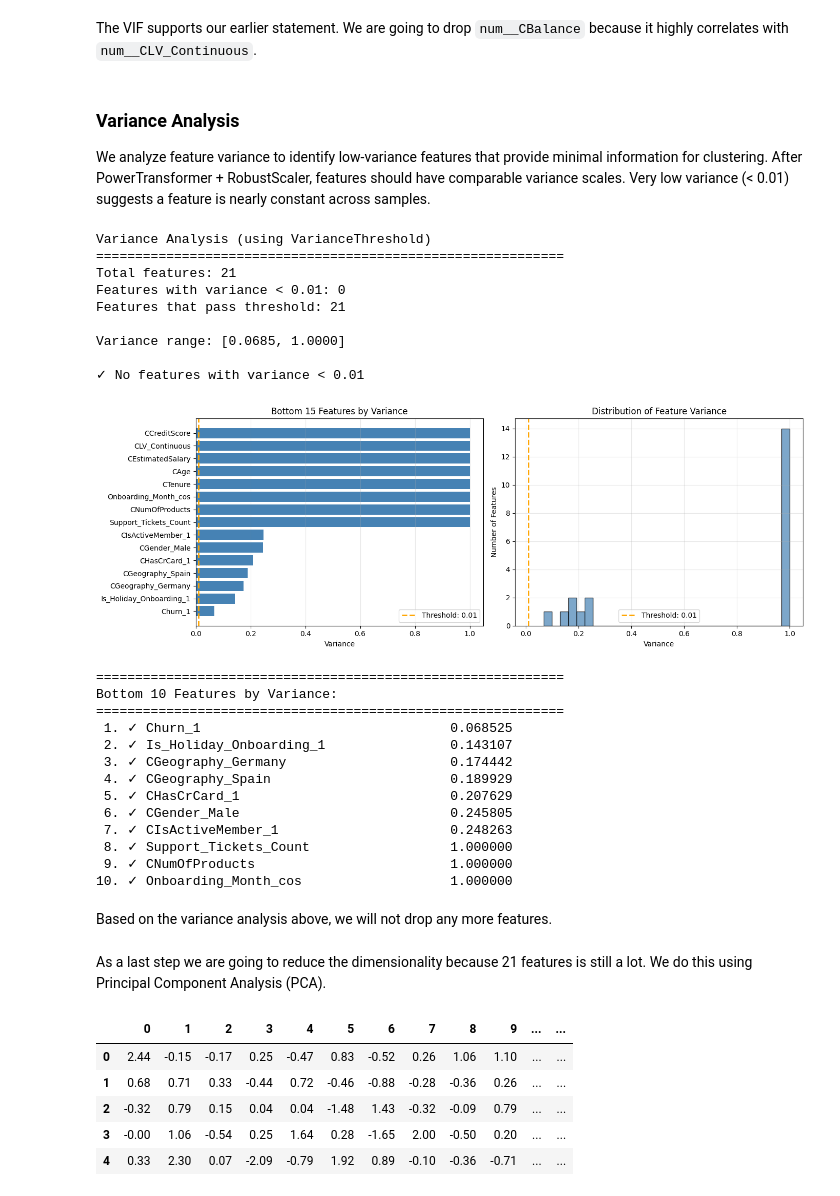
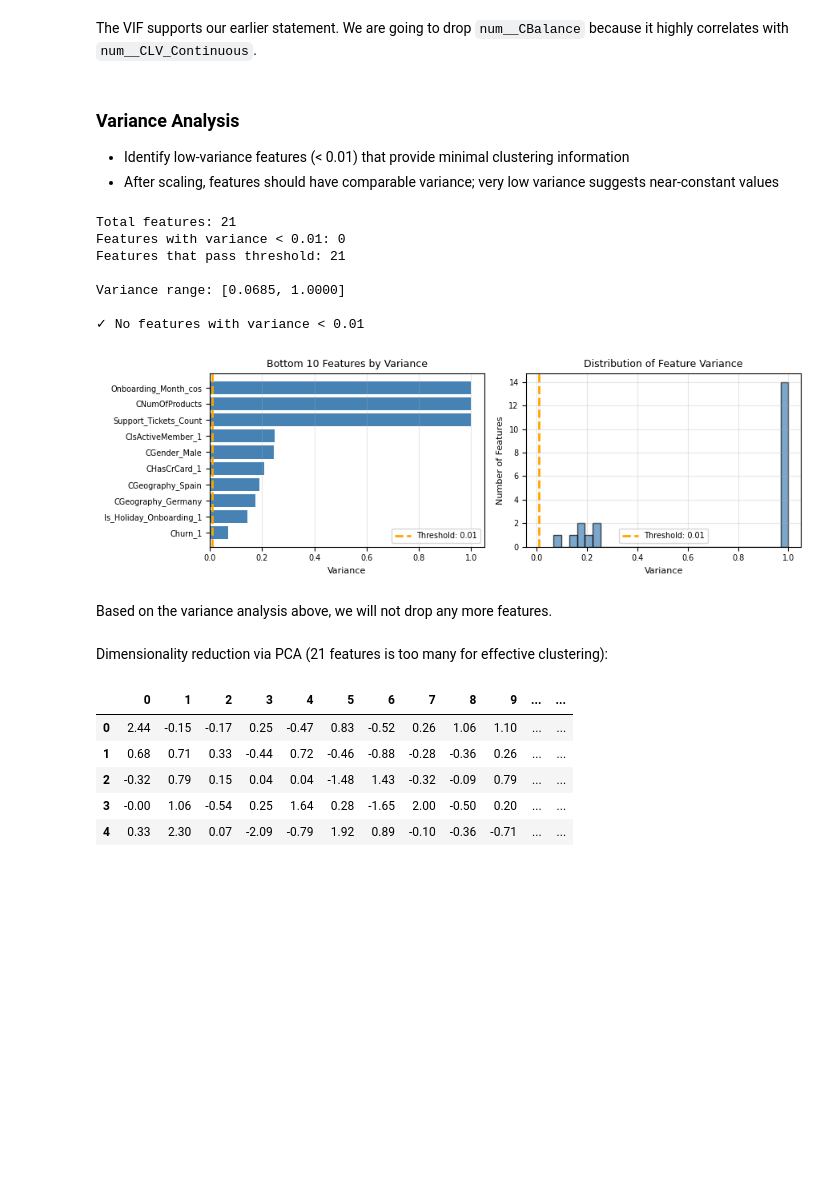
Before and after one commit to nncsimo/DSML2526, a Jupyter notebook: Abgabe/Assignment_03_3214721.ipynb, the cells around one changed output. Cells and saved outputs as stored; diff of their text form; code cells hidden in the pictures; blank space fills up the shorter version.

```diff
--- a/Abgabe/Assignment_03_3214721.ipynb
+++ b/Abgabe/Assignment_03_3214721.ipynb
@@ -439,10 +406,9 @@ FinTech_clustering = FinTech_clustering.drop(columns=['num__CBalance'])
 model_features.remove('num__CBalance')
 # %% [markdown]
 ### Variance Analysis
-
-We analyze feature variance to identify low-variance features that provide minimal information for clustering. After PowerTransformer + RobustScaler, features should have comparable variance scales. Very low variance (< 0.01) suggests a feature is nearly constant across samples.
+- Identify low-variance features (< 0.01) that provide minimal clustering information
+- After scaling, features should have comparable variance; very low variance suggests near-constant values
 # %%
-
 # Apply VarianceThreshold to identify low-variance features
 # Using threshold=0.01 (features with variance < 0.01 will be flagged)
 selector = VarianceThreshold(threshold=0.01)
@@ -456,8 +422,6 @@ feature_variances = pd.DataFrame({
 }).sort_values('variance')
 
 # Summary
-print("Variance Analysis (using VarianceThreshold)")
-print("=" * 60)
 print(f"Total features: {len(model_features)}")
 print(f"Features with variance < 0.01: {(~selector.get_support()).sum()}")
 print(f"Features that pass threshold: {selector.get_support().sum()}")
@@ -469,73 +433,51 @@ if len(low_var_features) > 0:
     print(f"\nLow-variance features (< 0.01):")
     for _, row in low_var_features.iterrows():
         clean_name = row['feature'].replace('num__', '').replace('cat__', '')
         print(f"  - {clean_name}: {row['variance']:.6f}")
 else:
     print("\n✓ No features with variance < 0.01")
 
 # Visualize variance distribution
-fig, axes = plt.subplots(1, 2, figsize=(14, 5))
+fig, axes = plt.subplots(1, 2, figsize=(9, 3))
 
-# Plot 1: Bar chart (bottom 15 features)
-plot_data = feature_variances.head(15)
+# Plot 1: Bar chart (bottom 10 features)
+plot_data = feature_variances.head(10)
 colors = ['red' if not sel else 'steelblue' for sel in plot_data['selected']]
 axes[0].barh(range(len(plot_data)), plot_data['variance'], color=colors)
 axes[0].set_yticks(range(len(plot_data)))
-axes[0].set_yticklabels([f.replace('num__', '').replace('cat__', '') for f in plot_data['feature']])
-axes[0].set_xlabel('Variance')
-axes[0].set_title('Bottom 15 Features by Variance')
+axes[0].set_yticklabels([f.replace('num__', '').replace('cat__', '') for f in plot_data['feature']], fontsize=7)
+axes[0].set_xlabel('Variance', fontsize=8)
+axes[0].set_title('Bottom 10 Features by Variance', fontsize=9)
 axes[0].axvline(x=0.01, color='orange', linestyle='--', linewidth=2, label='Threshold: 0.01')
-axes[0].legend()
+axes[0].legend(fontsize=7)
 axes[0].grid(True, alpha=0.3, axis='x')
+axes[0].tick_params(axis='x', labelsize=7)
 
 # Plot 2: Histogram
 axes[1].hist(feature_variances['variance'], bins=30, edgecolor='black', alpha=0.7, color='steelblue')
 axes[1].axvline(x=0.01, color='orange', linestyle='--', linewidth=2, label='Threshold: 0.01')
-axes[1].set_xlabel('Variance')
-axes[1].set_ylabel('Number of Features')
-axes[1].set_title('Distribution of Feature Variance')
-axes[1].legend()
+axes[1].set_xlabel('Variance', fontsize=8)
+axes[1].set_ylabel('Number of Features', fontsize=8)
+axes[1].set_title('Distribution of Feature Variance', fontsize=9)
+axes[1].legend(fontsize=7)
 axes[1].grid(True, alpha=0.3)
+axes[1].tick_params(axis='both', labelsize=7)
 
 plt.tight_layout()
 plt.show()
-
-# Bottom 10 features
-print(f"\n{'='*60}")
-print("Bottom 10 Features by Variance:")
-print(f"{'='*60}")
-for i, (_, row) in enumerate(feature_variances.head(10).iterrows(), 1):
-    clean_name = row['feature'].replace('num__', '').replace('cat__', '')
-    status = '✗' if not row['selected'] else '✓'
-    print(f"{i:2d}. {status} {clean_name:38s} {row['variance']:.6f}")
 # %% [output]
-Variance Analysis (using VarianceThreshold)
-============================================================
 Total features: 21
 Features with variance < 0.01: 0
 Features that pass threshold: 21
 
 Variance range: [0.0685, 1.0000]
 
 ✓ No features with variance < 0.01
-[figure, old version]
+[figure, new version]
-============================================================
-Bottom 10 Features by Variance:
-============================================================
- 1. ✓ Churn_1                                0.068525
- 2. ✓ Is_Holiday_Onboarding_1                0.143107
- 3. ✓ CGeography_Germany                     0.174442
- 4. ✓ CGeography_Spain                       0.189929
- 5. ✓ CHasCrCard_1                           0.207629
- 6. ✓ CGender_Male                           0.245805
- 7. ✓ CIsActiveMember_1                      0.248263
- 8. ✓ Support_Tickets_Count                  1.000000
- 9. ✓ CNumOfProducts                         1.000000
-10. ✓ Onboarding_Month_cos                   1.000000
 # %% [markdown]
 Based on the variance analysis above, we will not drop any more features.
 # %% [markdown]
-As a last step we are going to reduce the dimensionality because 21 features is still a lot. We do this using Principal Component Analysis (PCA).
+Dimensionality reduction via PCA (21 features is too many for effective clustering):
 # %%
 #fit PCA to standardized dataset
 pca_model=PCA()
```
Also changed, not shown: parts of 64 cells of this notebook.
